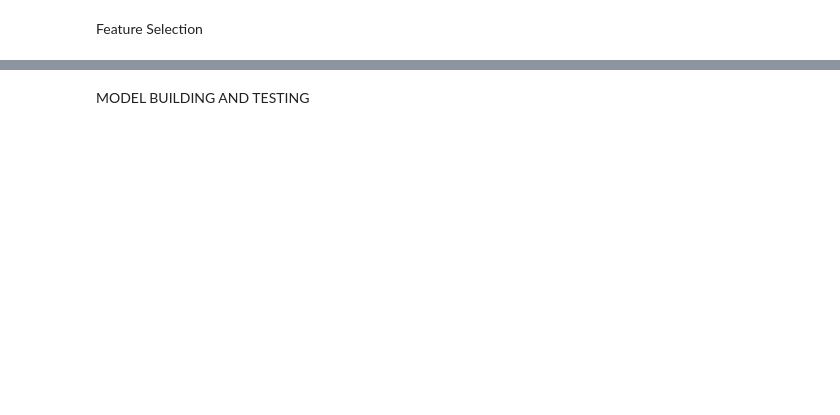
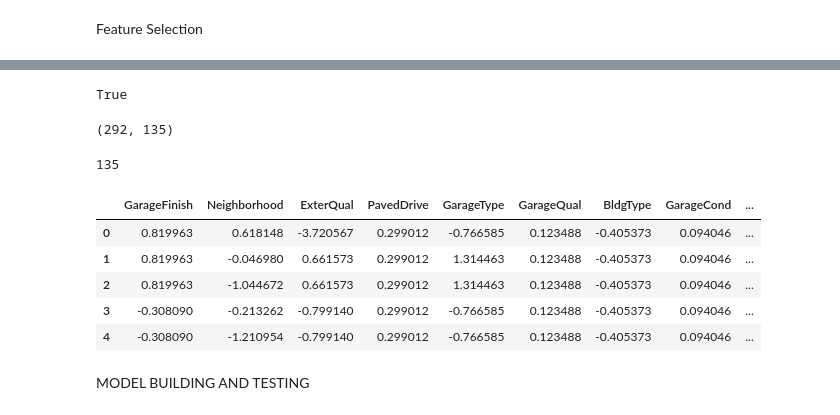
Before and after one commit to tharindatj/Kaggle_competitions, a Jupyter notebook: kaggle_house_prices.ipynb, the cells around one changed output, grey strips where cells are left out. Drawn from its saved outputs; the diff is of its cells as text; code cells hidden in the pictures; blank space fills up the shorter version.

```diff
--- a/kaggle_house_prices.ipynb
+++ b/kaggle_house_prices.ipynb
@@ -431,0 +468,6 @@ Name: SalePrice, dtype: float64
+# %%
+num_feature_list = num_frequant + num_constant + num_median
+cat_column_list = list(set(X_clean.columns) - set(num_feature_list))
+len(X_clean.columns) == len(num_feature_list) + len(cat_column_list)
+# %% [output]
+True
@@ -432,3 +539,42 @@ Name: SalePrice, dtype: float64
+# %%
+X_prepared_test.shape
+# %% [output]
+(292, 135)
+# %%
+#getting full feature list
+
+import itertools
+
+no_contantOH_features = len(list(cat_pipeline.named_steps['cat_transformer'].named_transformers_['constant_onehot'].named_steps['oneHotConstant_encode'].categories_))
+
+#drop first is initiated in onehot encoding, removed the first column in onehot features for each encoded category
+constant_onehot_features = []
+for i in range(0, no_contantOH_features):
+  oh_feat = (list(cat_pipeline.named_steps['cat_transformer'].named_transformers_['constant_onehot'].named_steps['oneHotConstant_encode'].categories_[i]))
+  constant_onehot_features.append(oh_feat)
+
+constant_onehot_features = list(itertools.chain.from_iterable(constant_onehot_features))
+frequent_onehot_features = list(cat_pipeline.named_steps['cat_transformer'].named_transformers_['frequent_onehot'].named_steps['oneHotFreqeunt_encode'].categories_[0])
+new_features = ['total_sf', 'total_baths','otherrooms']
+feature_list = ordinal_na + constant_onehot_features + ordinal_frequent + frequent_onehot_features + num_frequant + num_constant + num_median + new_features
+engineered_feat = ['TotalBsmtSF','1stFlrSF','1stFlrSF','2ndFlrSF','BsmtFullBath','BsmtHalfBath','FullBath','HalfBath','TotRmsAbvGrd']
+final_feature_list = [feature for feature in feature_list if feature not in engineered_feat]
+len(final_feature_list)
+# %% [output]
+135
+# %%
+concat_Xprep_y = np.c_[X_prepared_train, y_train.values]
+columns_list = final_feature_list
+columns_list.append('SalePrice')
+prepared_df = pd.DataFrame(concat_Xprep_y, columns=columns_list)
+prepared_df.head(5)
+# %% [output]
+|  | GarageFinish | Neighborhood | ExterQual | PavedDrive | GarageType | GarageQual | BldgType | GarageCond | ... |
+| 0 | 0.819963 | 0.618148 | -3.720567 | 0.299012 | -0.766585 | 0.123488 | -0.405373 | 0.094046 | ... |
+| 1 | 0.819963 | -0.046980 | 0.661573 | 0.299012 | 1.314463 | 0.123488 | -0.405373 | 0.094046 | ... |
+| 2 | 0.819963 | -1.044672 | 0.661573 | 0.299012 | 1.314463 | 0.123488 | -0.405373 | 0.094046 | ... |
+| 3 | -0.308090 | -0.213262 | -0.799140 | 0.299012 | -0.766585 | 0.123488 | -0.405373 | 0.094046 | ... |
+| 4 | -0.308090 | -1.210954 | -0.799140 | 0.299012 | -0.766585 | 0.123488 | -0.405373 | 0.094046 | ... |
 # %% [markdown]
 MODEL BUILDING AND TESTING
 # %%
```
Also changed, not shown: parts of 66 cells of this notebook.
